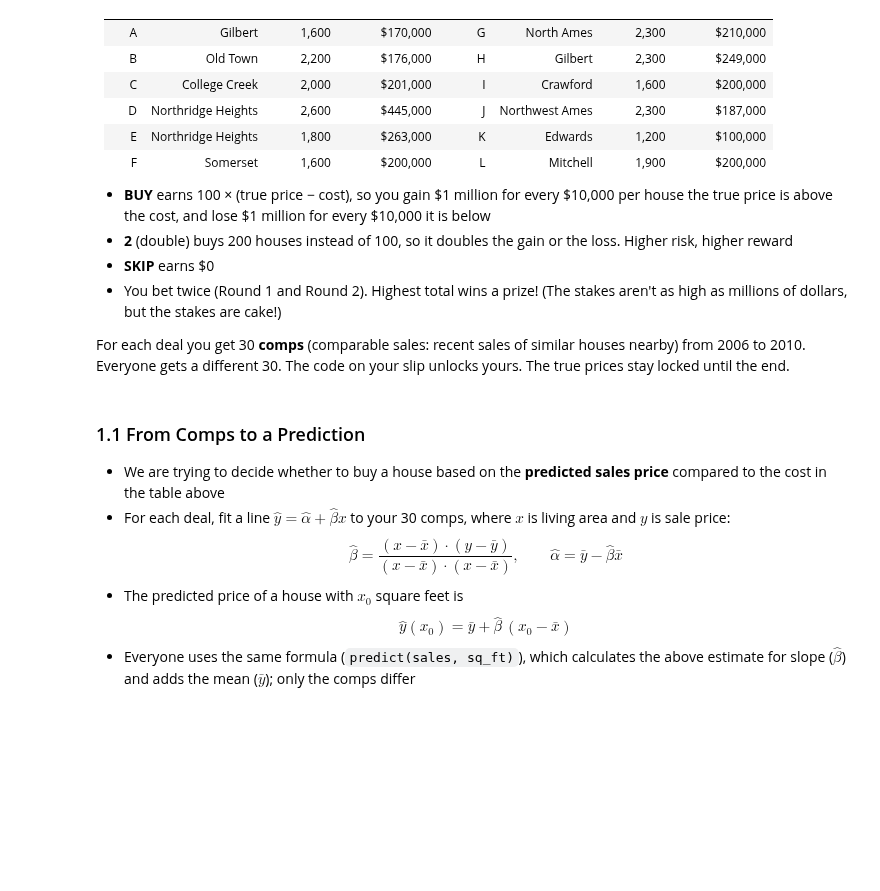
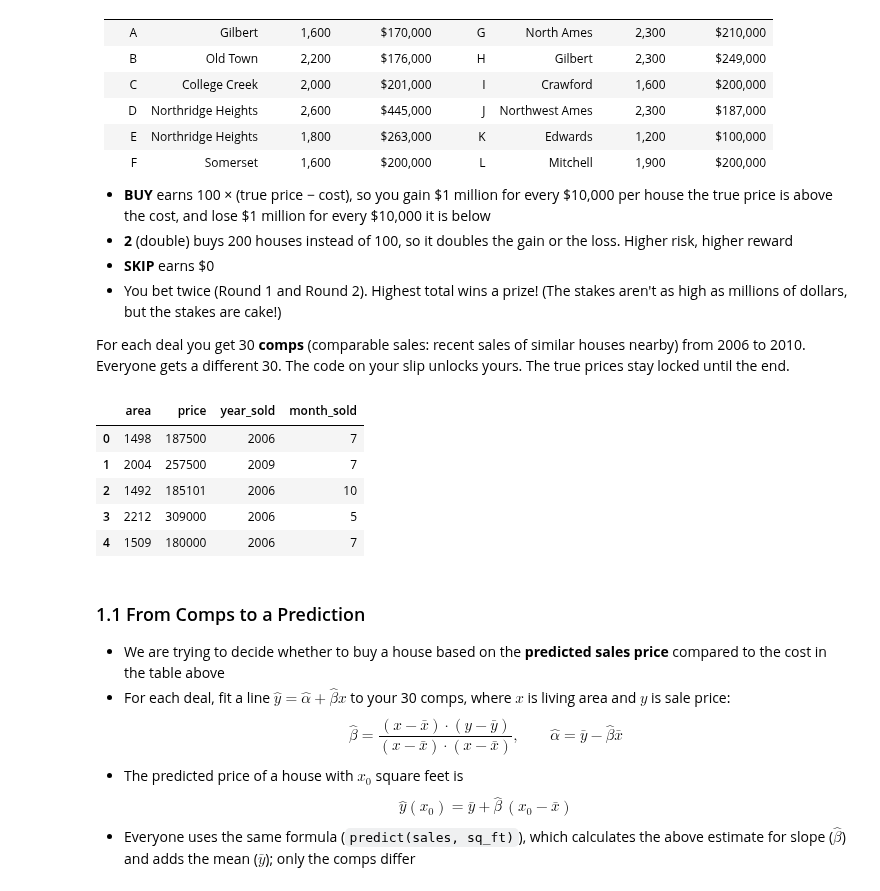
Before and after one commit to merasiaa/UU_F26_templates, a Jupyter notebook: Week06/TUESDAY_Bootstrapping.ipynb, the cells around one changed output. Drawn from its saved outputs; the diff is of its cells as text; code cells hidden in the pictures; blank space fills up the shorter version.

```diff
--- a/Week06/TUESDAY_Bootstrapping.ipynb
+++ b/Week06/TUESDAY_Bootstrapping.ipynb
@@ -28,14 +28,21 @@ For each deal you get 30 **comps** (comparable sales: recent sales of similar ho
 # %%
 import numpy as np
 import pandas as pd
 import matplotlib.pyplot as plt
 import seaborn as sns
 from bootstrap_game import *
 
-MY_CODE = "XXXX-XXXX" # TODO: change to the analyst code on your slip
+MY_CODE = "RWG3-GAEW" # TODO: change to the analyst code on your slip
 
 my_comps = unlock_comps(MY_CODE)
 my_comps['A'].head() # your first five Deal A comps (of 30)
+# %% [output]
+|  | area | price | year_sold | month_sold |
+| 0 | 1498 | 187500 | 2006 | 7 |
+| 1 | 2004 | 257500 | 2009 | 7 |
+| 2 | 1492 | 185101 | 2006 | 10 |
+| 3 | 2212 | 309000 | 2006 | 5 |
+| 4 | 1509 | 180000 | 2006 | 7 |
 # %% [markdown]
 ### 1.1 From Comps to a Prediction
 - We are trying to decide whether to buy a house based on the **predicted sales price** compared to the cost in the table above
```
Also changed, not shown: parts of 8 cells of this notebook, 1 other file.
